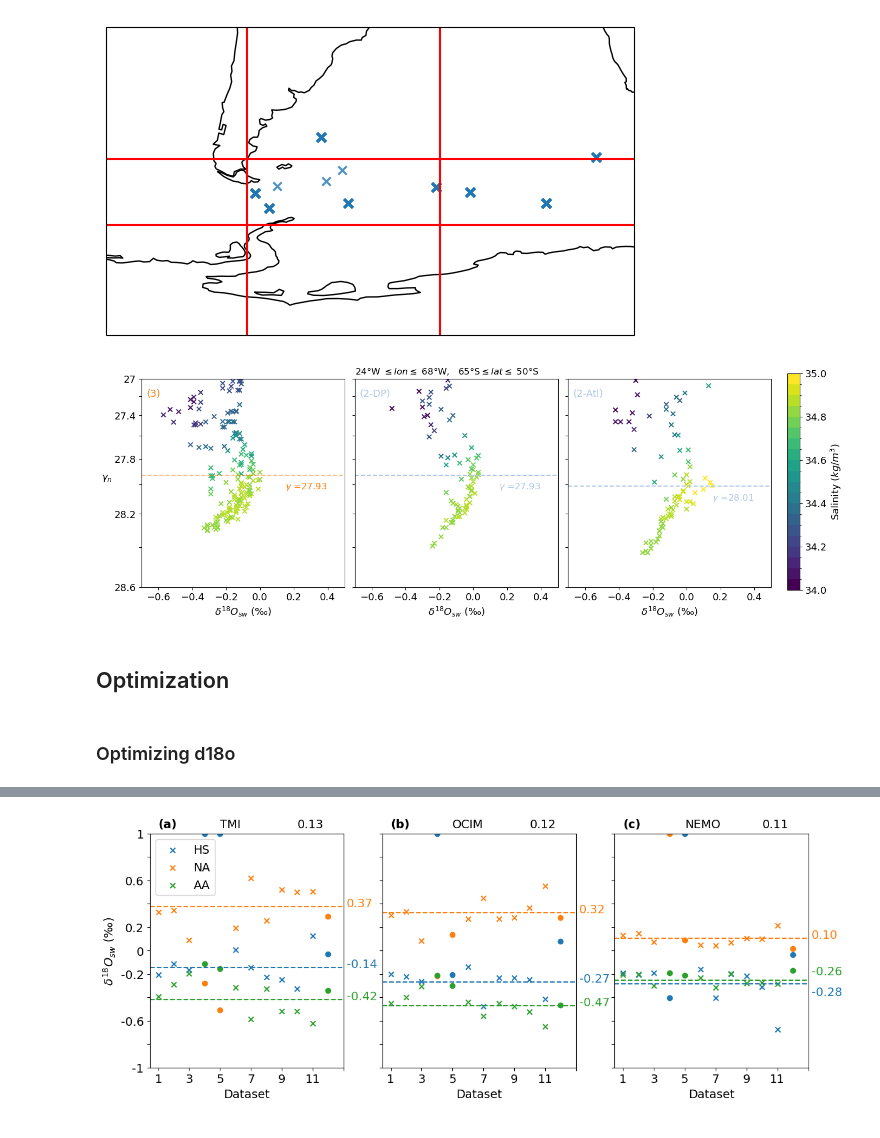
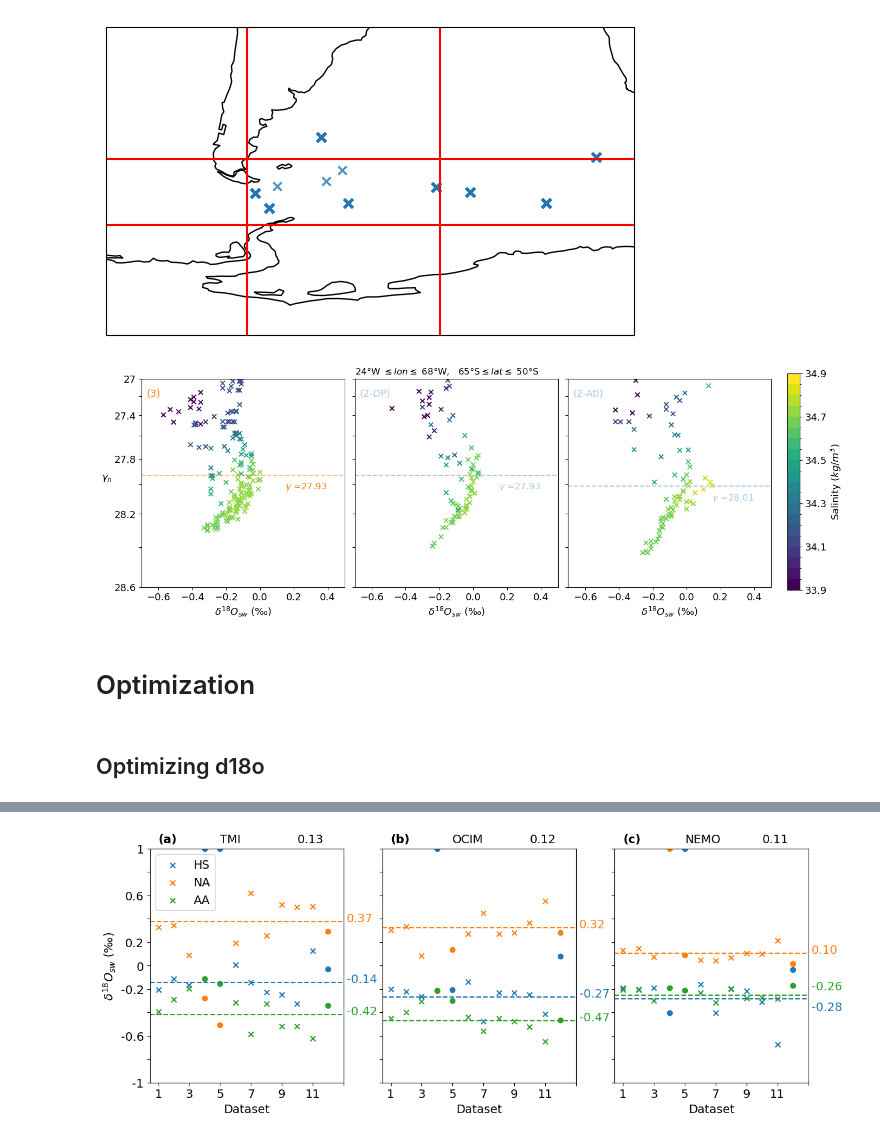
Before and after one commit to brumillet/d18o-southern-ocean, a Jupyter notebook: notebooks/optimization_fractions.ipynb, the cells around one changed output, grey strips where cells are left out. Cells and saved outputs as stored; diff of their text form; code cells hidden in the pictures.

```diff
--- a/notebooks/optimization_fractions.ipynb
+++ b/notebooks/optimization_fractions.ipynb
@@ -48,5 +29,0 @@ dyeAA_steady: 0.59
-# %%
-dyes_ocim = np.empty((6, 48, 91, 180)); dyes_TMI = np.empty((6, 33, 90, 180))
-for i in range(6):
-    dyes_ocim[i] = ocim_frac2[uf.dyes_TMI[i] + '_steady'].values
-    dyes_TMI[i] = TMI_2deg[uf.dyes_TMI[i]].values
@@ -72,7 +42,7 @@ d18o_SO.where((d18o_SO['Depth'] != -999.0) & (d18o_SO['d18O'] != '**') & (d18o_S
 d18o_SO['d18O'] = d18o_SO['d18O'].astype(float)
 d18o_SO['Salinity'] = d18o_SO['Salinity'].astype(float)
 d18o_SO['Gamma'] = interpolator_gamma((d18o_SO['Depth'], d18o_SO['Latitude'], d18o_SO['Longitude']))
-d18o_SO['absolute_salinity'] = interpolator_salinity((d18o_SO['Depth'], d18o_SO['Latitude'], d18o_SO['Longitude']))
+# d18o_SO['absolute_salinity'] = interpolator_salinity((d18o_SO['Depth'], d18o_SO['Latitude'], d18o_SO['Longitude']))
 # %% [output]
 A value is trying to be set on a copy of a slice from a DataFrame.
 Try using .loc[row_indexer,col_indexer] = value instead
@@ -192,48 +160,48 @@ font = 13
 
 ax = fig.add_subplot(gs[0, 0])
 gamma = 27.93
-sc = ax.scatter(dfs[2]['d18O'], dfs[2]['Gamma'], marker = 'x', c = dfs[2]['absolute_salinity'], norm = norm_S)
+sc = ax.scatter(dfs[2]['d18O'], dfs[2]['Gamma'], marker = 'x', c = dfs[2]['Salinity'], norm = norm_S)
 ax.set_xlabel('$\delta^{18}O_{sw}$ (‰)', fontsize = font); ax.set_ylabel('$\gamma_n$', fontsize = font, rotation = 0, labelpad = 10)
 ax.axhline(y = gamma, ls = '--', color = couleurs[2], alpha = 0.5); ax.text(0.15,gamma + 0.1, '$\gamma$ =' + str(gamma), fontsize = font - 1, color = couleurs[2])
 ax.text(-0.67, 27.2, '(3)', fontsize = font, color = couleurs[2])
 uf.plot_details_axis(ax, sc, cb = False, xlim = (-0.7, 0.5), ylim = (28.6, 27), nbins = 20, xticks = [-0.6 + 0.2*i for i in range(6)], yticks = [27 + 0.2*i for i in range(9)], font = font)
 ax.set_yscale('custom_scale')
 ax.invert_yaxis()
 ax.set_yticklabels(['27', '', '27.4', '', '27.8', '', '28.2', '', '28.6'], fontsize = font)
 
 ax = fig.add_subplot(gs[0, 1])
 gamma = 27.93
-sc = ax.scatter(df_DP['d18O'], df_DP['Gamma'], marker = 'x', c = df_DP['absolute_salinity'], norm = norm_S)
+sc = ax.scatter(df_DP['d18O'], df_DP['Gamma'], marker = 'x', c = df_DP['Salinity'], norm = norm_S)
 ax.axhline(y = gamma, ls = '--', color = couleurs[1]); ax.text(0.15,gamma + 0.1, '$\gamma$ =' + str(gamma), fontsize = font - 1, color = couleurs[1])
 ax.text(-0.67, 27.2, '(2-DP)', fontsize = font, color = couleurs[1])
 ax.set_xlabel('$\delta^{18}O_{sw}$ (‰)', fontsize = font)
 uf.plot_details_axis(ax, sc, cb = False, xlim = (-0.7, 0.5), ylim = (28.6, 27), nbins = 20, xticks = [-0.6 + 0.2*i for i in range(6)], yticks = [27 + 0.2*i for i in range(9)], font = font, ylabels = False)
 ax.set_title('24°W $\leq lon \leq$ 68°W,   ' + '65°S$\leq lat \leq$ 50°S', fontsize = font - 1, loc = 'left')
 ax.set_yscale('custom_scale')
 ax.invert_yaxis()
 ax.set_yticklabels([])
 
 ax = fig.add_subplot(gs[0, 2])
 gamma = 28.01
-sc = ax.scatter(df_Atl['d18O'], df_Atl['Gamma'], marker = 'x', c = df_Atl['absolute_salinity'], norm = norm_S)
+sc = ax.scatter(df_Atl['d18O'], df_Atl['Gamma'], marker = 'x', c = df_Atl['Salinity'], norm = norm_S)
 ax.axhline(y = gamma, ls = '--', color = couleurs[1]); ax.text(0.15,gamma + 0.1, '$\gamma$ =' + str(gamma), fontsize = font - 1, color = couleurs[1])
 ax.set_xlabel('$\delta^{18}O_{sw}$ (‰)', fontsize = font)
 ax.text(-0.67, 27.2, '(2-Atl)', fontsize = font, color = couleurs[1])
 uf.plot_details_axis(ax, sc, cb = False, xlim = (-0.7, 0.5), ylim = (28.6, 27), nbins = 20, xticks = [-0.6 + 0.2*i for i in range(6)], yticks = [27 + 0.2*i for i in range(9)], font = font, ylabels = False)
 ax.set_yscale('custom_scale')
 ax.invert_yaxis()
 ax.set_yticklabels([])
 
-uf.add_cbar(fig, sc, fontsize = font, label = 'Salinity ($kg/m^3$)', ticks = [34 + i * 0.2 for i in range (6)])
+uf.add_cbar(fig, sc, fontsize = font, label = 'Salinity ($kg/m^3$)', ticks = [33.9 + i * 0.2 for i in range (6)])
 
 
 plt.savefig(fig_path + 'd18o_profiles_DP_map.png', bbox_inches = 'tight')
 # %% [output]
-[figure, old version]
+[figure, new version]
 # %% [markdown]
-## Optimization
+# Optimization
 # %% [markdown]
-### Optimizing d18o
+## Optimizing d18o
 # %%
 from tracer_optimization import TracerOptimizer
 
```
Also changed, not shown: parts of 19 cells of this notebook.
